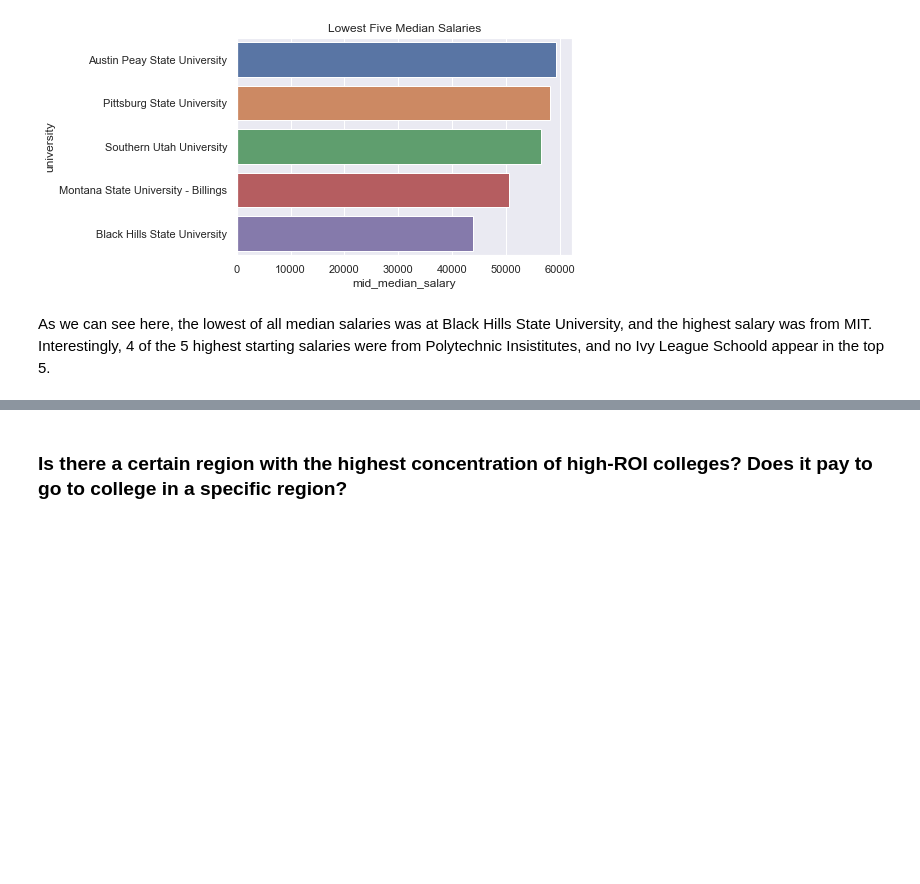
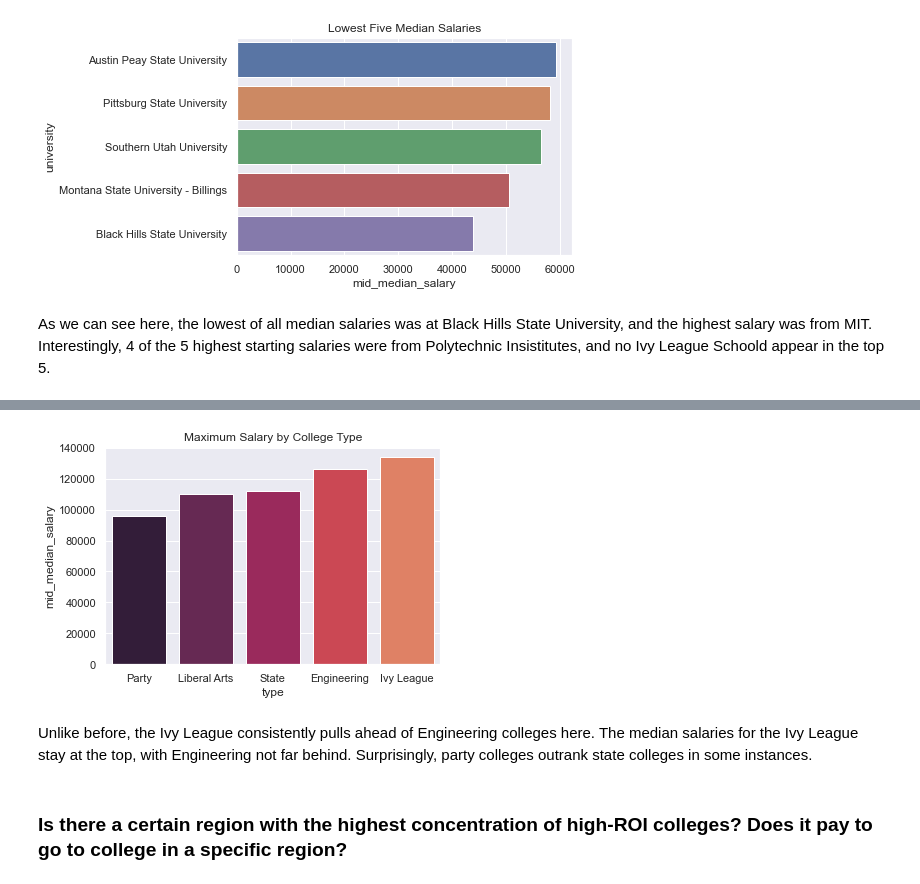
Before and after one commit to jackr276/Final-Project-CMP-262, a Jupyter notebook: Final Project.ipynb, the cells around one changed output, grey strips where cells are left out. Saved outputs shown, nothing was run; the diff lists cells and outputs as text; code cells hidden in the pictures; blank space fills up the shorter version.

```diff
--- a/Final Project.ipynb
+++ b/Final Project.ipynb
@@ -477,3 +508,9 @@ As we can see here, the lowest of all median salaries was at Black Hills State U
+# %%
+plot = sns.barplot(data = grouped_by_type_max.sort_values(by = 'mid_median_salary'), x = 'type', y='mid_median_salary', palette=sns.color_palette("rocket")).set_title("Maximum Salary by College Type")
+# %% [output]
+[figure, added]
+# %% [markdown]
+Unlike before, the Ivy League consistently pulls ahead of Engineering colleges here. The median salaries for the Ivy League stay at the top, with Engineering not far behind. Surprisingly, party colleges outrank state colleges in some instances.
 # %% [markdown]
 ### Is there a certain region with the highest concentration of high-ROI colleges? Does it pay to go to college in a specific region?
 # %%
```
Also changed, not shown: parts of 21 cells of this notebook.
